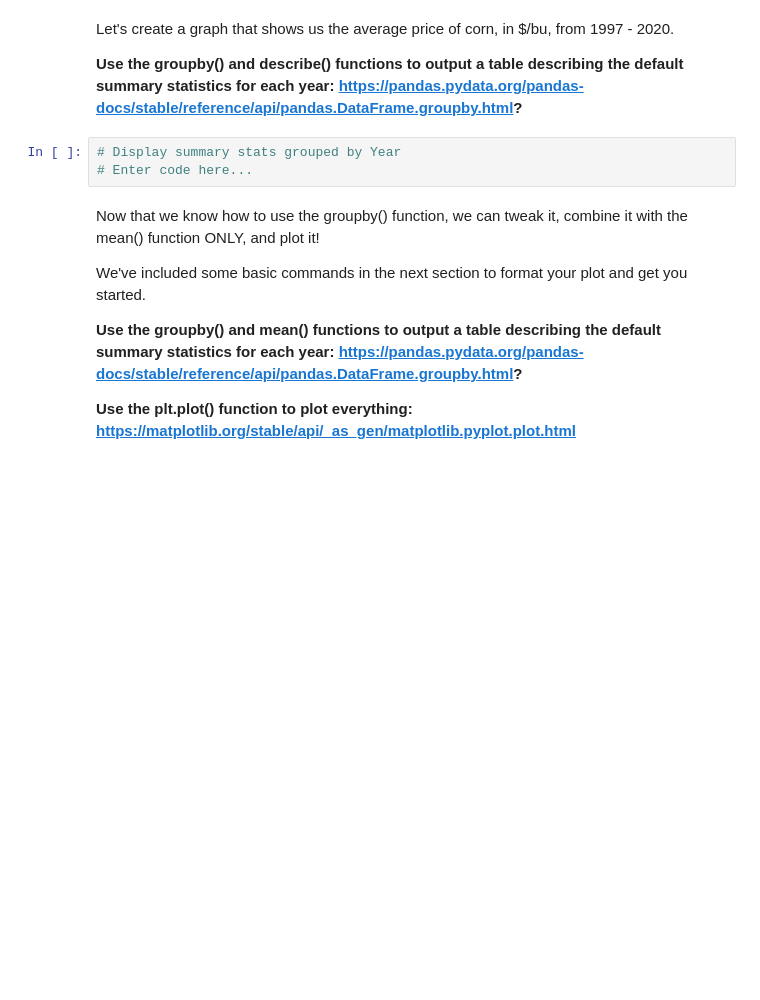
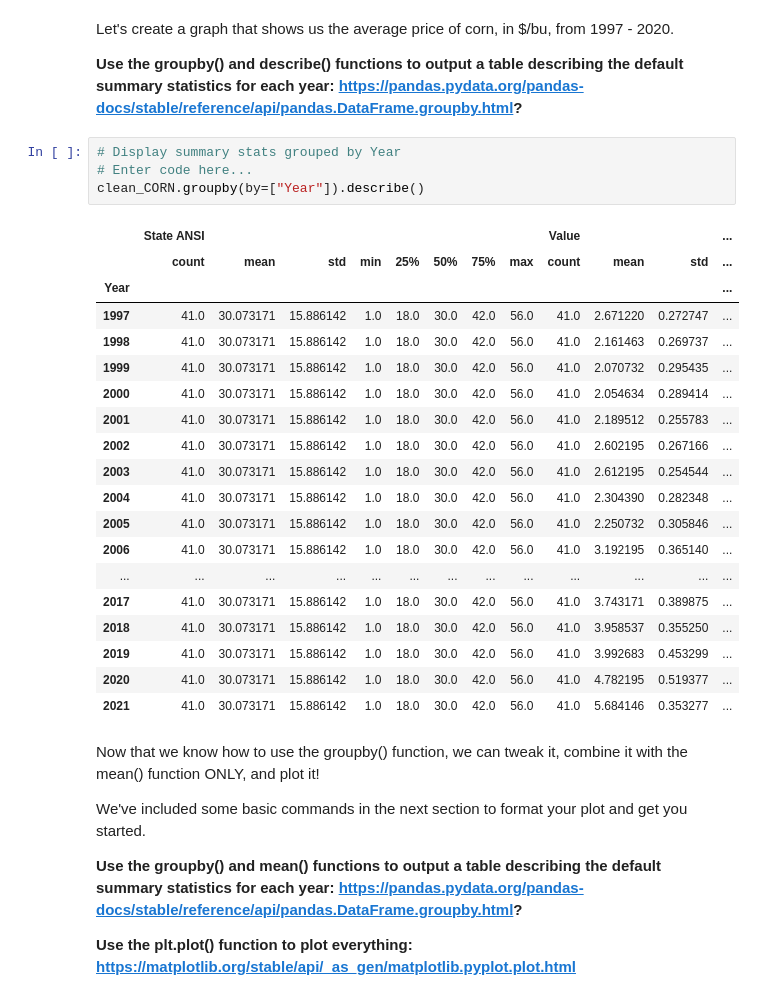
Before and after one commit to ShihYLin/Ag-Informatics, a Jupyter notebook: Lab2/lab2-ShihYunLin.ipynb, the cells around one changed output. Drawn from its saved outputs; the diff is of its cells as text; blank space fills up the shorter version.

Commit message:
groupby

```diff
--- a/Lab2/lab2-ShihYunLin.ipynb
+++ b/Lab2/lab2-ShihYunLin.ipynb
@@ -401,6 +401,27 @@ Let's create a graph that shows us the average price of corn, in $/bu, from 1997
 # %%
 # Display summary stats grouped by Year
 # Enter code here...
+clean_CORN.groupby(by=["Year"]).describe()
+# %% [output]
+|  | State ANSI |  |  |  |  |  |  |  | Value |  |  | ... |
+|  | count | mean | std | min | 25% | 50% | 75% | max | count | mean | std | ... |
+| Year |  |  |  |  |  |  |  |  |  |  |  | ... |
+| 1997 | 41.0 | 30.073171 | 15.886142 | 1.0 | 18.0 | 30.0 | 42.0 | 56.0 | 41.0 | 2.671220 | 0.272747 | ... |
+| 1998 | 41.0 | 30.073171 | 15.886142 | 1.0 | 18.0 | 30.0 | 42.0 | 56.0 | 41.0 | 2.161463 | 0.269737 | ... |
+| 1999 | 41.0 | 30.073171 | 15.886142 | 1.0 | 18.0 | 30.0 | 42.0 | 56.0 | 41.0 | 2.070732 | 0.295435 | ... |
+| 2000 | 41.0 | 30.073171 | 15.886142 | 1.0 | 18.0 | 30.0 | 42.0 | 56.0 | 41.0 | 2.054634 | 0.289414 | ... |
+| 2001 | 41.0 | 30.073171 | 15.886142 | 1.0 | 18.0 | 30.0 | 42.0 | 56.0 | 41.0 | 2.189512 | 0.255783 | ... |
+| 2002 | 41.0 | 30.073171 | 15.886142 | 1.0 | 18.0 | 30.0 | 42.0 | 56.0 | 41.0 | 2.602195 | 0.267166 | ... |
+| 2003 | 41.0 | 30.073171 | 15.886142 | 1.0 | 18.0 | 30.0 | 42.0 | 56.0 | 41.0 | 2.612195 | 0.254544 | ... |
+| 2004 | 41.0 | 30.073171 | 15.886142 | 1.0 | 18.0 | 30.0 | 42.0 | 56.0 | 41.0 | 2.304390 | 0.282348 | ... |
+| 2005 | 41.0 | 30.073171 | 15.886142 | 1.0 | 18.0 | 30.0 | 42.0 | 56.0 | 41.0 | 2.250732 | 0.305846 | ... |
+| 2006 | 41.0 | 30.073171 | 15.886142 | 1.0 | 18.0 | 30.0 | 42.0 | 56.0 | 41.0 | 3.192195 | 0.365140 | ... |
+| ... | ... | ... | ... | ... | ... | ... | ... | ... | ... | ... | ... | ... |
+| 2017 | 41.0 | 30.073171 | 15.886142 | 1.0 | 18.0 | 30.0 | 42.0 | 56.0 | 41.0 | 3.743171 | 0.389875 | ... |
+| 2018 | 41.0 | 30.073171 | 15.886142 | 1.0 | 18.0 | 30.0 | 42.0 | 56.0 | 41.0 | 3.958537 | 0.355250 | ... |
+| 2019 | 41.0 | 30.073171 | 15.886142 | 1.0 | 18.0 | 30.0 | 42.0 | 56.0 | 41.0 | 3.992683 | 0.453299 | ... |
+| 2020 | 41.0 | 30.073171 | 15.886142 | 1.0 | 18.0 | 30.0 | 42.0 | 56.0 | 41.0 | 4.782195 | 0.519377 | ... |
+| 2021 | 41.0 | 30.073171 | 15.886142 | 1.0 | 18.0 | 30.0 | 42.0 | 56.0 | 41.0 | 5.684146 | 0.353277 | ... |
 # %% [markdown]
 Now that we know how to use the groupby() function, we can tweak it, combine it with the mean() function ONLY, and plot it!
 
```
Also changed, not shown: parts of 1 cell of this notebook, 1 other file.
